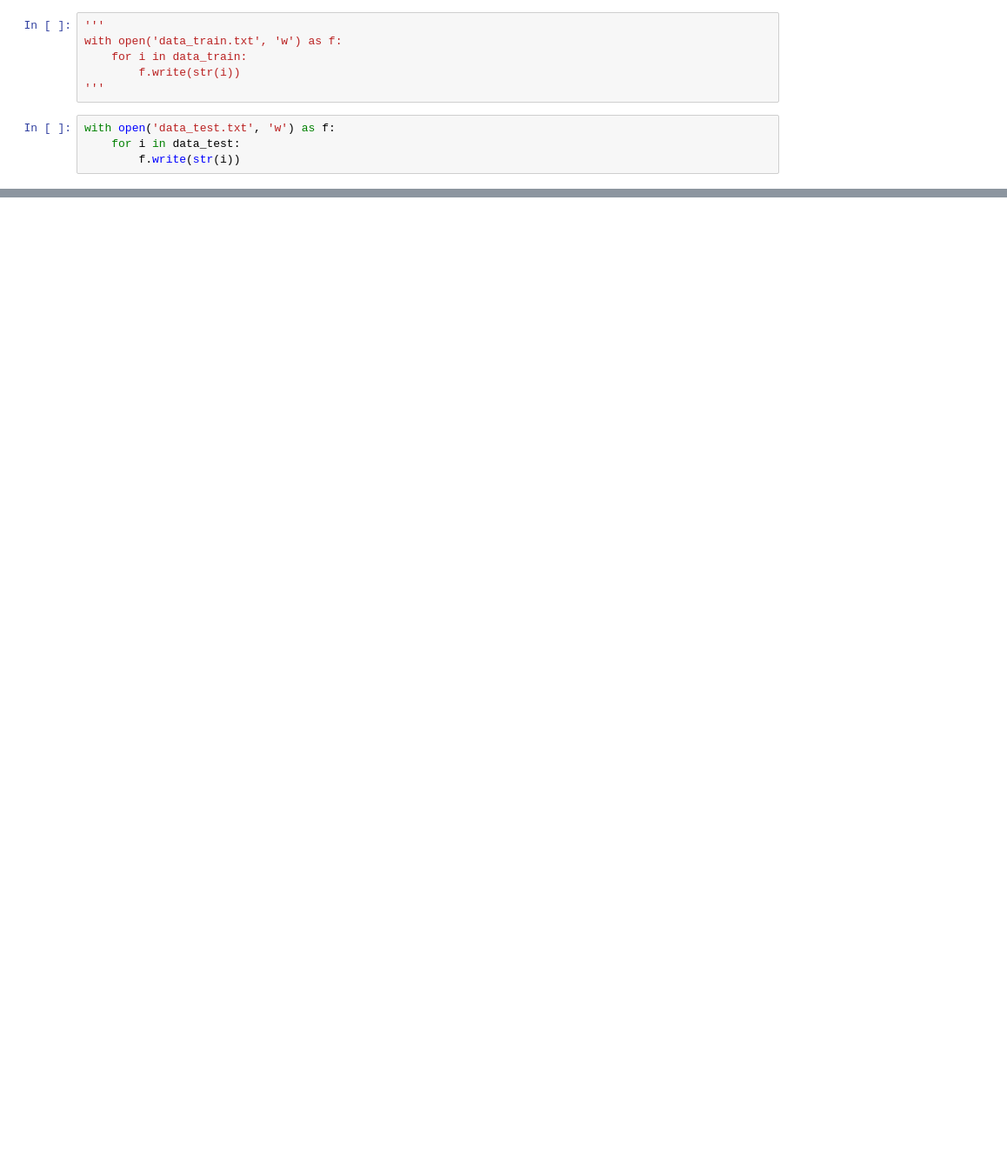
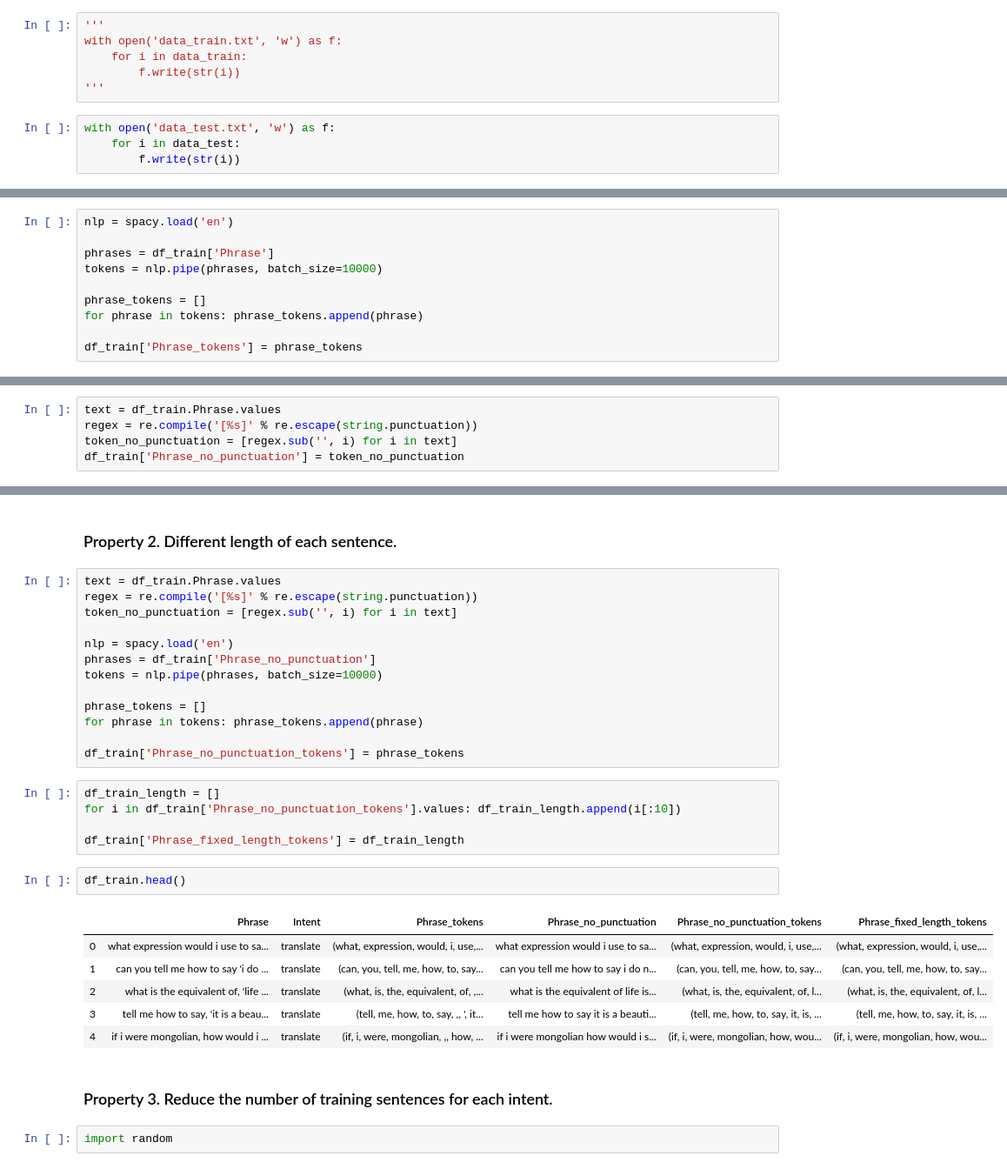
Before and after one commit to XIN-von-SUN/Bot.Dataset, a Jupyter notebook: rasa_nlu_test.ipynb, the cells around one changed output, grey strips where cells are left out. Shown at 87% size. Drawn from its saved outputs; the diff is of its cells as text; blank space fills up the shorter version.

```diff
--- a/rasa_nlu_test.ipynb
+++ b/rasa_nlu_test.ipynb
@@ -322,0 +351,10 @@ with open('data_test.txt', 'w') as f:
+# %%
+nlp = spacy.load('en')
+
+phrases = df_train['Phrase']
+tokens = nlp.pipe(phrases, batch_size=10000)
+
+phrase_tokens = []
+for phrase in tokens: phrase_tokens.append(phrase)
+
+df_train['Phrase_tokens'] = phrase_tokens
@@ -322,0 +376,5 @@ with open('data_test.txt', 'w') as f:
+# %%
+text = df_train.Phrase.values
+regex = re.compile('[%s]' % re.escape(string.punctuation))
+token_no_punctuation = [regex.sub('', i) for i in text]
+df_train['Phrase_no_punctuation'] = token_no_punctuation
@@ -322,0 +390,33 @@ with open('data_test.txt', 'w') as f:
+# %% [markdown]
+### Property 2. Different length of each sentence.
+# %%
+text = df_train.Phrase.values
+regex = re.compile('[%s]' % re.escape(string.punctuation))
+token_no_punctuation = [regex.sub('', i) for i in text]
+
+nlp = spacy.load('en')
+phrases = df_train['Phrase_no_punctuation']
+tokens = nlp.pipe(phrases, batch_size=10000)
+
+phrase_tokens = []
+for phrase in tokens: phrase_tokens.append(phrase)
+
+df_train['Phrase_no_punctuation_tokens'] = phrase_tokens
+# %%
+df_train_length = []
+for i in df_train['Phrase_no_punctuation_tokens'].values: df_train_length.append(i[:10])
+
+df_train['Phrase_fixed_length_tokens'] = df_train_length
+# %%
+df_train.head()
+# %% [output]
+|  | Phrase | Intent | Phrase_tokens | Phrase_no_punctuation | Phrase_no_punctuation_tokens | Phrase_fixed_length_tokens |
+| 0 | what expression would i use to sa... | translate | (what, expression, would, i, use,... | what expression would i use to sa... | (what, expression, would, i, use,... | (what, expression, would, i, use,... |
+| 1 | can you tell me how to say 'i do ... | translate | (can, you, tell, me, how, to, say... | can you tell me how to say i do n... | (can, you, tell, me, how, to, say... | (can, you, tell, me, how, to, say... |
+| 2 | what is the equivalent of, 'life ... | translate | (what, is, the, equivalent, of, ,... | what is the equivalent of life is... | (what, is, the, equivalent, of, l... | (what, is, the, equivalent, of, l... |
+| 3 | tell me how to say, 'it is a beau... | translate | (tell, me, how, to, say, ,, ', it... | tell me how to say it is a beauti... | (tell, me, how, to, say, it, is, ... | (tell, me, how, to, say, it, is, ... |
+| 4 | if i were mongolian, how would i ... | translate | (if, i, were, mongolian, ,, how, ... | if i were mongolian how would i s... | (if, i, were, mongolian, how, wou... | (if, i, were, mongolian, how, wou... |
+# %% [markdown]
+### Property 3. Reduce the number of training sentences for each intent.
+# %%
+import random
```
Also changed, not shown: parts of 19 cells of this notebook, 14 other files.
